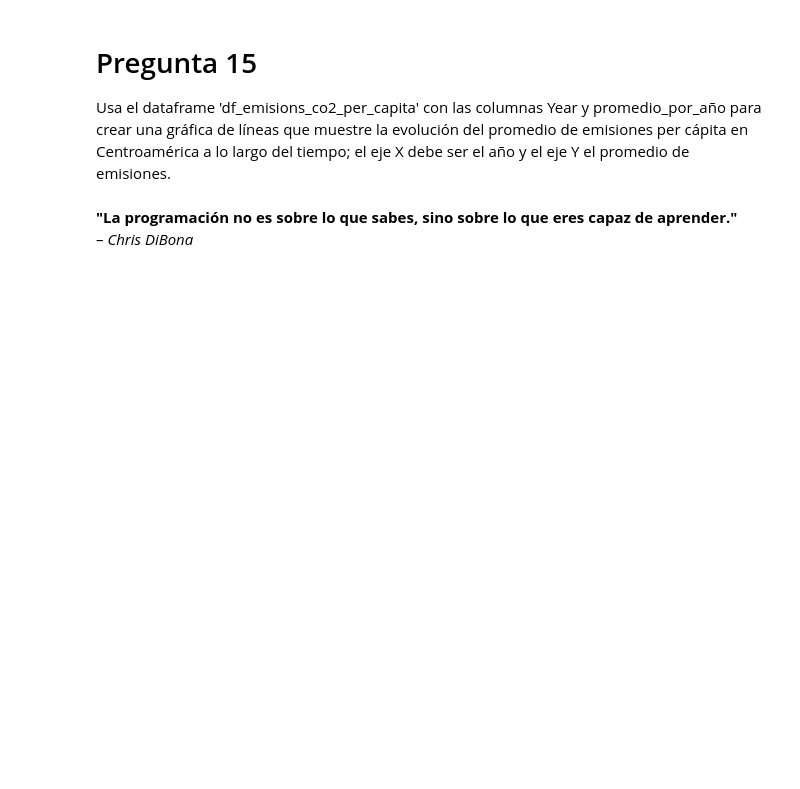
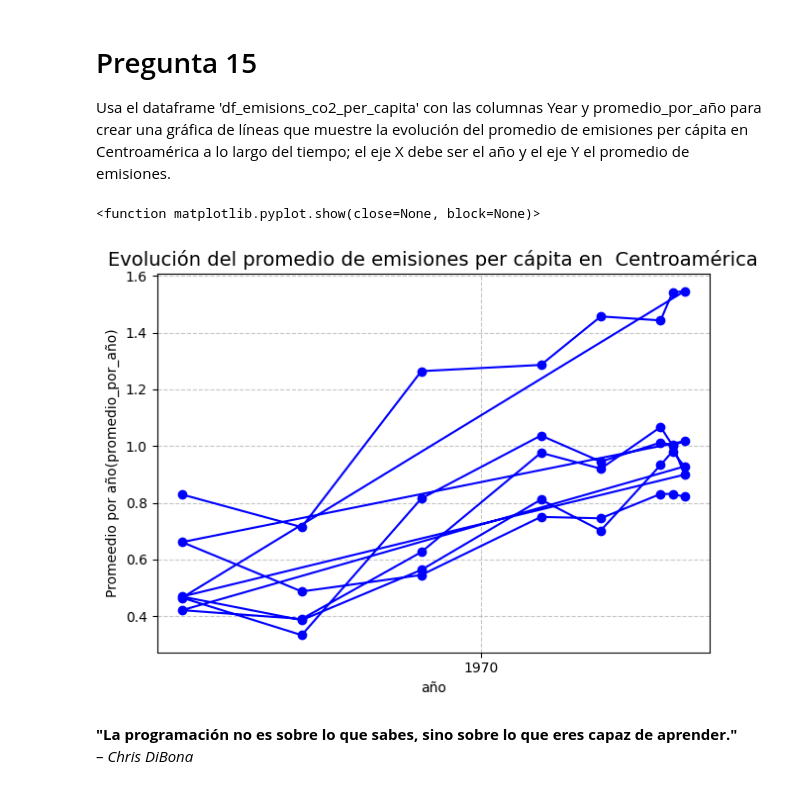
Before and after one commit to Adriana0993/Adriana---programaci-n, a Jupyter notebook: notebooks/Análisis Caso Final.v2.ipynb, the cells around one changed output. Saved outputs shown, nothing was run; the diff lists cells and outputs as text; code cells hidden in the pictures; blank space fills up the shorter version.

```diff
--- a/notebooks/Análisis Caso Final.v2.ipynb
+++ b/notebooks/Análisis Caso Final.v2.ipynb
@@ -185,7 +185,9 @@ Cuáles son los años que se tiene registros para el dataframe 'df_emisions_co2_
 
 Entrege una lista con los años sin repetirse
 # %%
-# Coloque el código que responda a la pregunta aqui exactamente lo que se pregunta
-for lista_años in range(df_emisions_co2_per_capita):
-    print(df_emisions_co2_per_capita['Year'].drop_duplicate())
+# Coloque el código que responda a la pregunta aqui exactamente lo que se preg
+df_emisions_co2_per_capita = df[df['Type'] == 'Emisiones per capita (toneladas metricas de dioxido de carbono)'].copy()
+df_emisions_co2_per_capita['Year'] = df_emisions_co2_per_capita['Year'].astype('datetime64[ns]')
+lista_años = df_emisions_co2_per_capita['Year'].unique()
+print(F'La lsita de años de df_emisions_co2_per_capita es: {lista_años}')
 # %% [output]
@@ -234,0 +272,7 @@ Se espera un dataframe de 2 columnas: 'Year' y 'total_por_año'
+# %%
+# Coloque el código que responda a la pregunta aqui exactamente lo que se pregunta
+centroamerica = ['El Salvador' , 'Honduras' , 'Guatemala' , 'Costa Rica', 'Nicaragua']
+df_centroamerica = df_emisions_co2[df_emisions_co2['Country'].isin(centroamerica)].copy()
+total = df_centroamerica.groupby(['Year' , 'Country'])['Value'].sum()
+total_por_año = total.unstack(level='Year')
+print(f'Las emisiones totales por año para Centramerica son: {total_por_año}')
@@ -239,3 +299,7 @@ Para sólo los países de Centroamérica ['El Salvador', 'Honduras', 'Guatemala'
 Se espera un dataframe de 2 columnas: 'Year' y 'promedio_por_año'
 # %%
 # Coloque el código que responda a la pregunta aqui exactamente lo que se pregunta
+df_centro = df_emisions_co2_per_capita[df_emisions_co2_per_capita['Country'].isin(centroamerica)].copy()
+promedio_centroamerica = df_centroamerica.groupby(['Year' , 'Country'])['Value'].mean()
+promedio_por_año = promedio_centroamerica.unstack(level='Year')
+print(f'El promedio de emisiones por año para Centroamerica es: {promedio_por_año} ')
@@ -254,3 +338,21 @@ Usa el dataframe  'df_emisions_co2_per_capita' con las columnas Year y promedio_
+# %%
+# Coloque el código que responda a la pregunta aqui exactamente lo que se pregunt
+
+import matplotlib.pyplot as plt
+año = df_centro['Year']
+promedio_por_año = df_centro['Value']
+
+fig, ax = plt.subplots()
+ax.plot(año, promedio_por_año , marker= 'o' , linestyle= '-' , color='b' , label='Promedio de emisiones')
+ax.set_title('Evolución del promedio de emisiones per cápita en  Centroamérica', fontsize=14)
+ax.set_xlabel('año')
+ax.set_ylabel('Promeedio por año(promedio_por_año)')
+ax.grid(True, linestyle='--' , alpha=0.7)
+fig.tight_layout()
+plt.show
+# %% [output]
+<function matplotlib.pyplot.show(close=None, block=None)>
+[figure, added]
 # %% [markdown]
 **"La programación no es sobre lo que sabes, sino sobre lo que eres capaz de aprender."**
 – *Chris DiBona*
```
Also changed, not shown: parts of 10 cells of this notebook.
